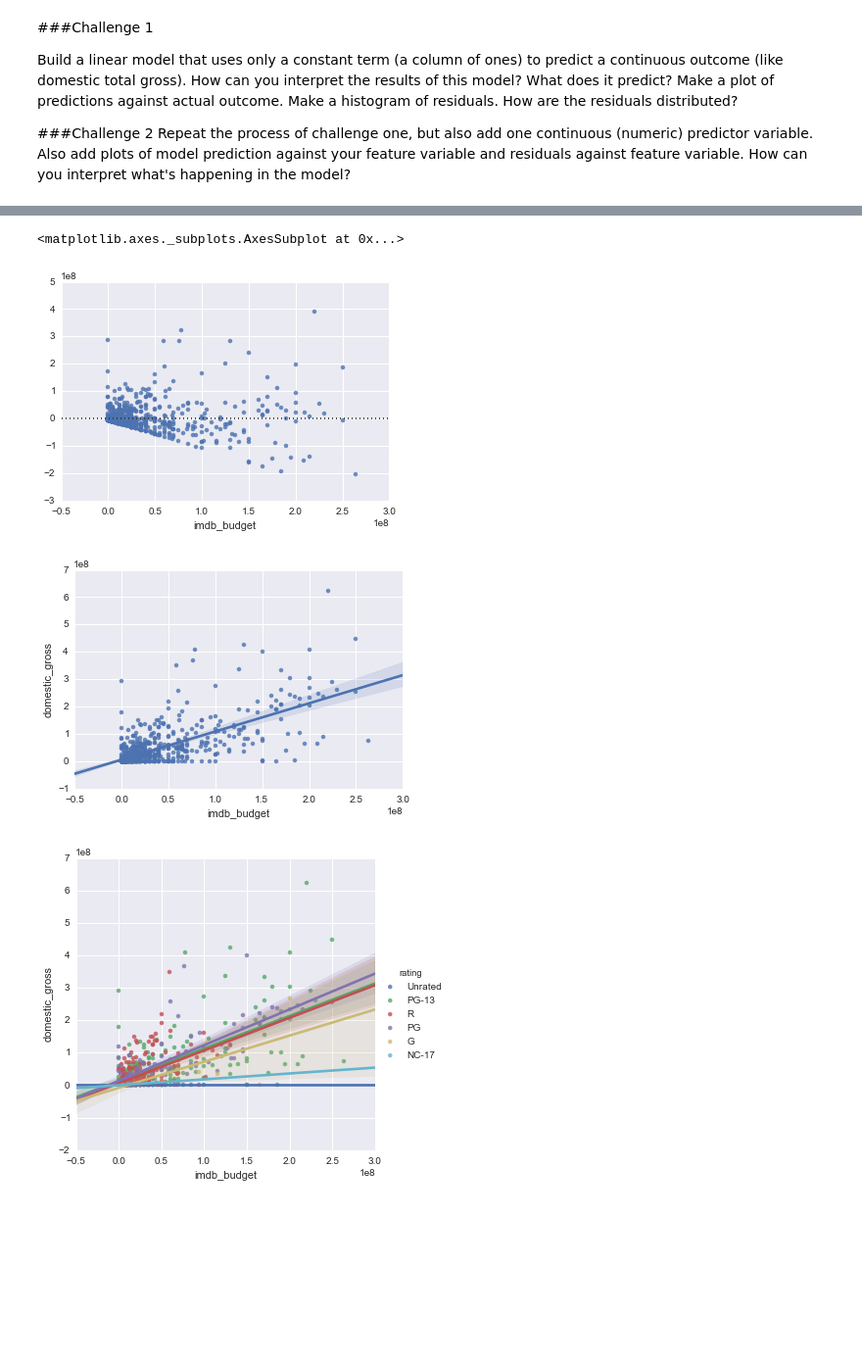
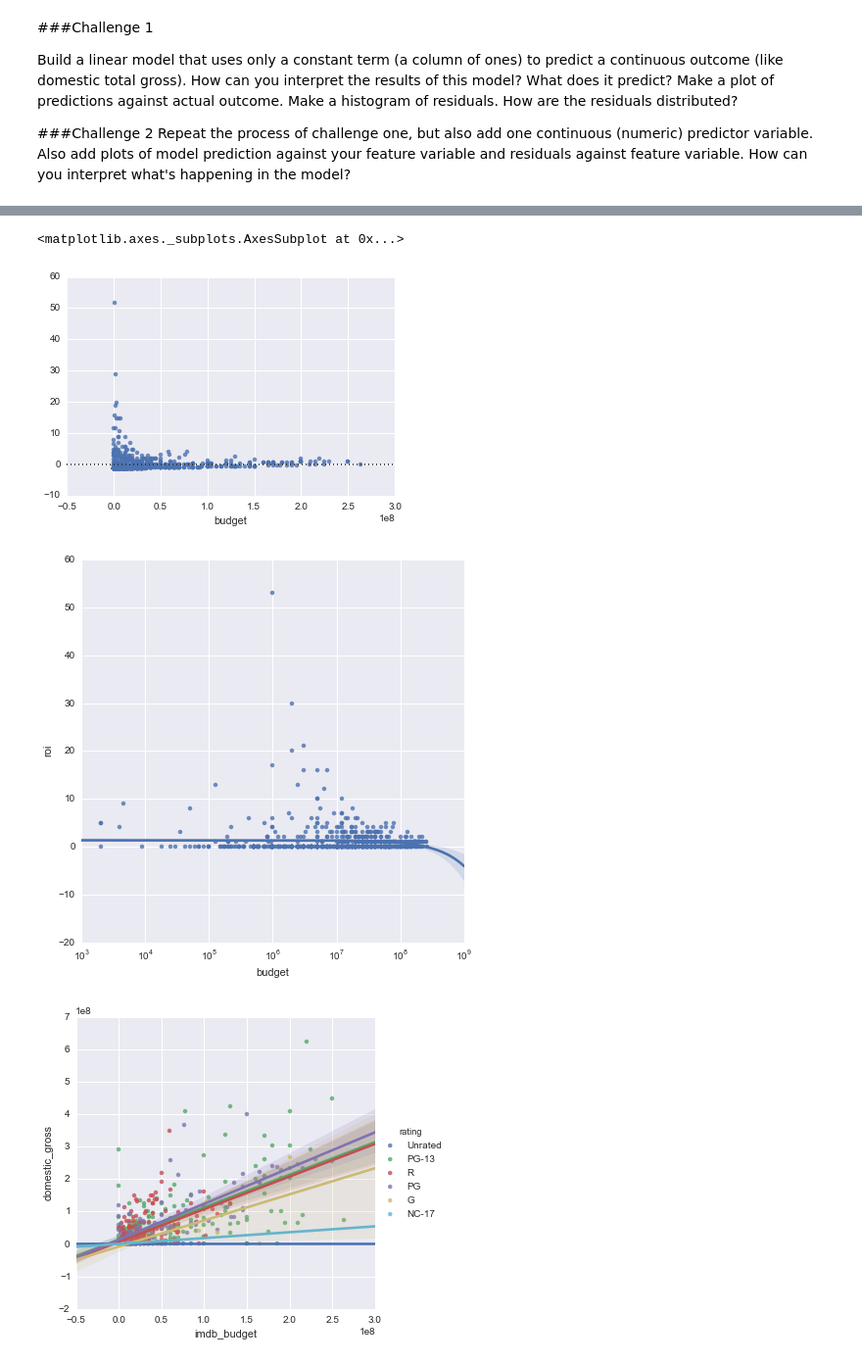
Before and after one commit to edooley7/Movie_analysis, a Jupyter notebook: Movie plots.ipynb, the cells around one changed output, grey strips where cells are left out. Shown at 98% size. Saved outputs shown, nothing was run; the diff lists cells and outputs as text; code cells hidden in the pictures; blank space fills up the shorter version.

```diff
--- a/Movie plots.ipynb
+++ b/Movie plots.ipynb
@@ -94,12 +109,17 @@ plt.show()
 # %%
-sns.residplot(X.imdb_budget,y)
+sns.residplot(X.budget,y)
 # %% [output]
 <matplotlib.axes._subplots.AxesSubplot at 0x...>
-[figure, old version]
+[figure, new version]
-# %%
-sns.regplot(x="imdb_budget", y="domestic_gross", data=df2);
-# %% [output]
-[figure, removed]
+# %%
+#sns.regplot(x="imdb_budget", y="domestic_gross", logx = True, data=df2 )
+
+f, ax = plt.subplots(figsize=(7, 7))
+ax.set(xscale="log")
+sns.regplot(x="budget", y="roi", data = df)
+plt.show()
+# %% [output]
+[figure, added]
 # %%
 sns.lmplot(x="imdb_budget", y="domestic_gross", hue="rating", data=df2);
 # %% [output]
```
Also changed, not shown: parts of 9 cells of this notebook, 4 other files.
